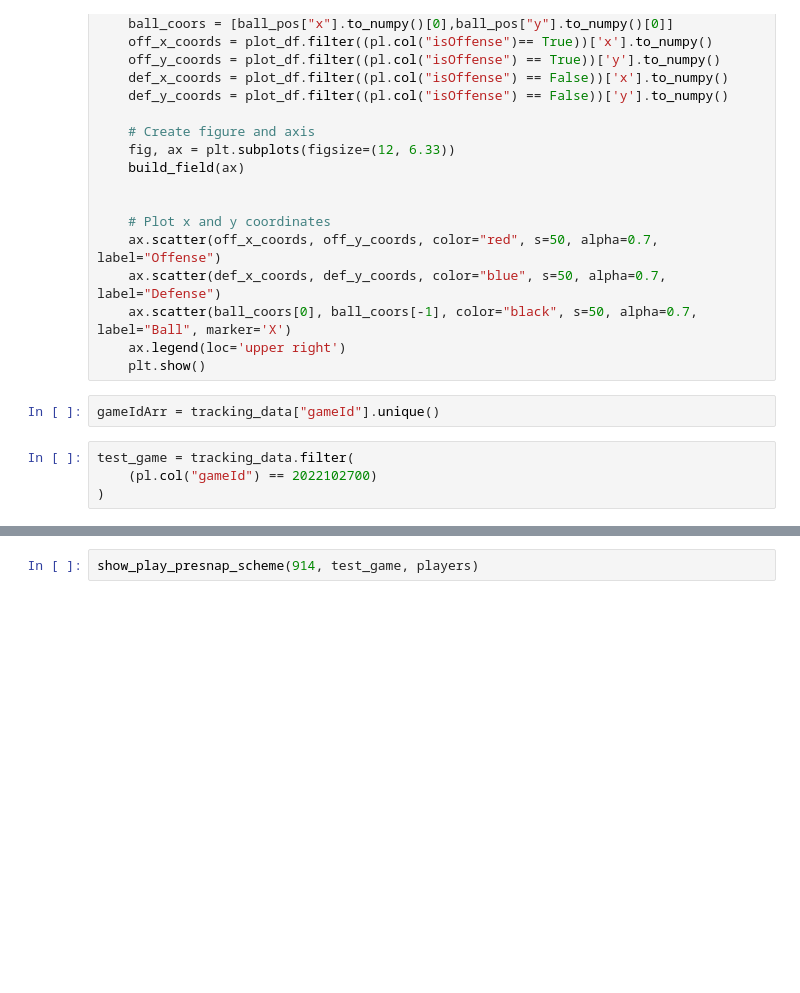
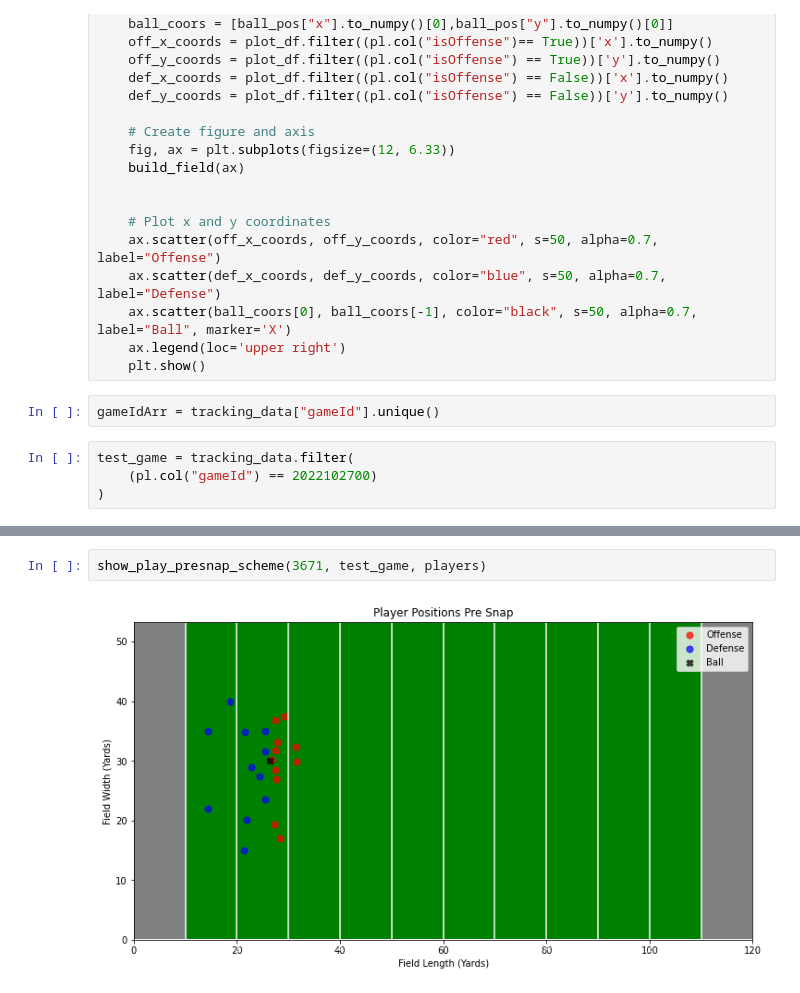
Before and after one commit to deepwaterpaladin/PlayCaller, a Jupyter notebook: index.ipynb, the cells around one changed output, grey strips where cells are left out. Cells and saved outputs as stored; diff of their text form; blank space fills up the shorter version.

```diff
--- a/index.ipynb
+++ b/index.ipynb
@@ -226,3 +292,5 @@ analyze_man_in_motion(test_game, players, plays)
 # %%
-show_play_presnap_scheme(914, test_game, players)
+show_play_presnap_scheme(3671, test_game, players)
+# %% [output]
+[figure, added]
 # %%
```
Also changed, not shown: parts of 6 cells of this notebook.
